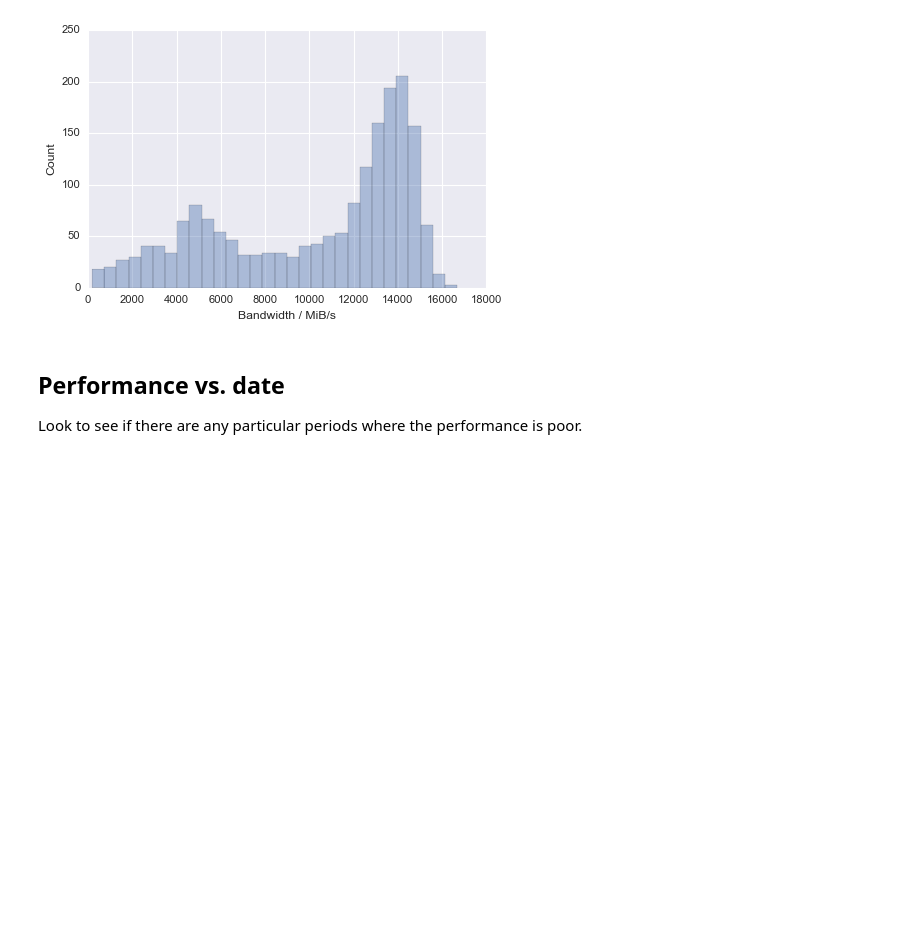
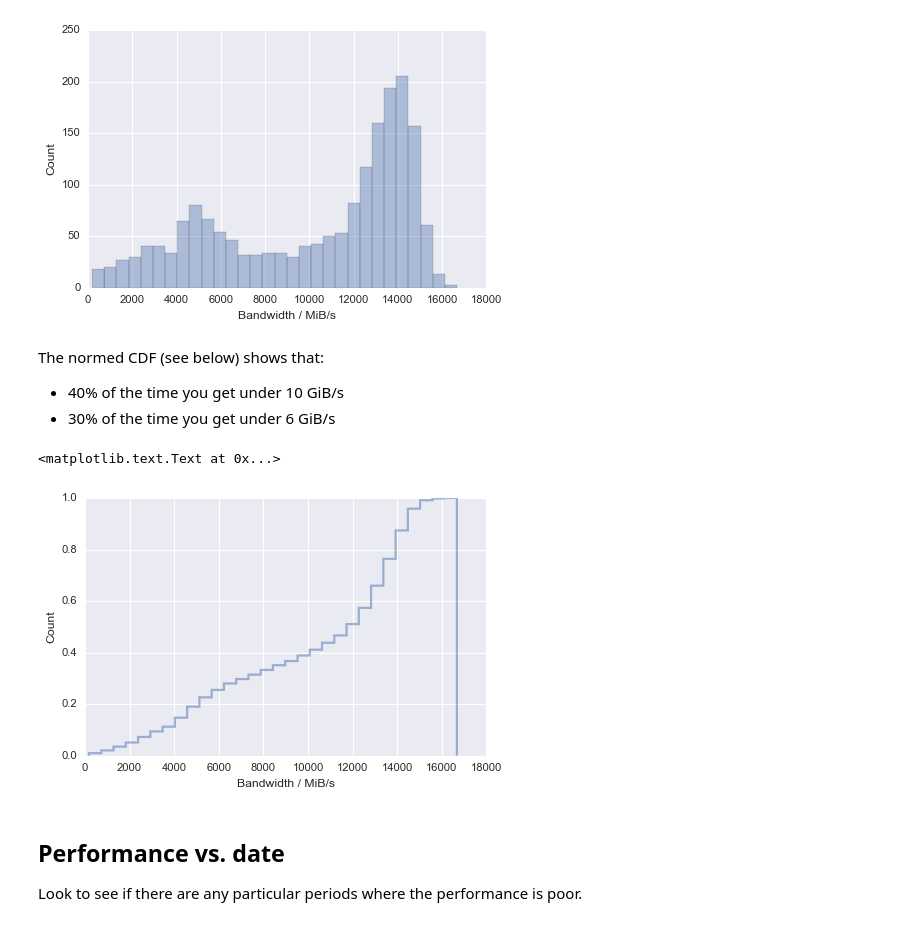
Before and after one commit to ARCHER-CSE/ci-monitoring, a Jupyter notebook: monitoring/io/analysis/benchioPerformanceAnalysis.ipynb, the cells around one changed output. Drawn from its saved outputs; the diff is of its cells as text; code cells hidden in the pictures; blank space fills up the shorter version.

```diff
--- a/monitoring/io/analysis/benchioPerformanceAnalysis.ipynb
+++ b/monitoring/io/analysis/benchioPerformanceAnalysis.ipynb
@@ -116,6 +118,18 @@ plt.ylabel('Count')
 # %% [output]
 <matplotlib.text.Text at 0x...>
 [figure]
+# %% [markdown]
+The normed CDF (see below) shows that:
+
+* 40% of the time you get under 10 GiB/s
+* 30% of the time you get under 6 GiB/s
+# %%
+plt.hist(resframe['Write'].tolist(), bins=30, histtype='step', linewidth=2, alpha=0.5, cumulative=True, normed=True)
+plt.xlabel('Bandwidth / MiB/s')
+plt.ylabel('Count')
+# %% [output]
+<matplotlib.text.Text at 0x...>
+[figure, added]
 # %% [markdown]
 ## Performance vs. date
 
```
Also changed, not shown: parts of 1 cell of this notebook.
